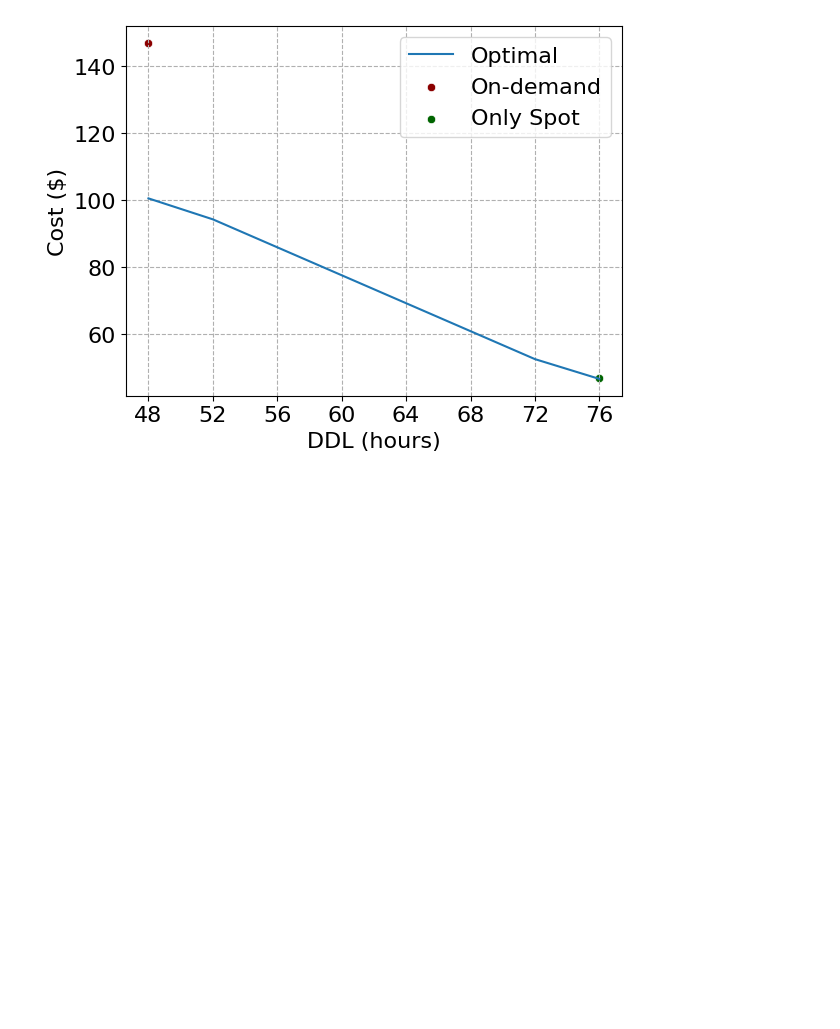
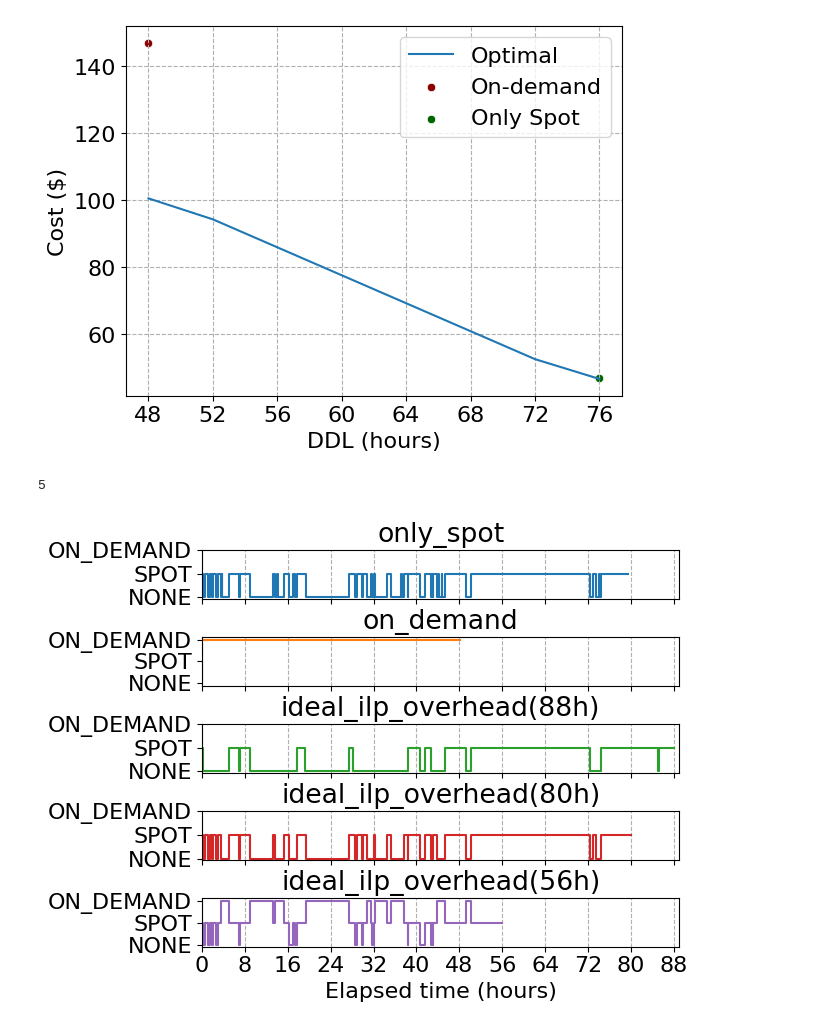
Before and after one commit to Michaelvll/skypilot-spot-strategy, a Jupyter notebook: scripts/plot.ipynb, the cells around one changed output. Cells and saved outputs as stored; diff of their text form; code cells hidden in the pictures; blank space fills up the shorter version.

```diff
--- a/scripts/plot.ipynb
+++ b/scripts/plot.ipynb
@@ -58,7 +58,7 @@ def filter_runs(tags, ddls, strategies, task_durations=[20], trace_names=['1.jso
 # %%
 run_dfs = filter_runs(TAGS, DDLS, STRATEGIES)
 # %%
-LINE_STYLES = ['-', '--', ':', '-.', ':']
+LINE_STYLES = ['--', ':', '-.', ':']
 cmap = plt.get_cmap("tab10")
 def plot_y(run_dfs, y_name='ClusterType', is_step_plot=True, separate_ax=False):
     if separate_ax:
@@ -349,3 +352,32 @@ sns.scatterplot(x=[spot_time], y=[spot_cost], ax=ax, label='Only Spot', color='d
 ax.grid(True, linestyle='--')
 # %% [output]
 [figure]
+# %%
+TAGS = ['ilp-overhead=0.1']
+NOT_TAGS = ['hidden']
+DDLS = [56, 80, 88] + [1000]
+STRATEGIES = ['only_spot', 'on_demand', 'ideal_ilp_overhead']
+run_dfs = filter_runs(TAGS, DDLS, STRATEGIES, task_durations=[48], trace_names=['us-west-2a_v100_1'])
+print(len(run_dfs))
+run_dfs = sorted(run_dfs, key=lambda x: STRATEGIES.index(x[0].config['strategy_metadata']['name']))
+# %% [output]
+5
+# %%
+end = 89
+tick_range = list(range(0, end, 8))
+fig, ax = plot_y(run_dfs, y_name='ClusterType', separate_ax=True, show_detailed_config=False, show_ddl=True)
+for x in ax:
+    x.set_yticks([1, 2, 3])
+    x.set_yticklabels([ClusterType(i).name for i in [1, 2, 3]])
+    x.set_ylabel('')
+    #  ax.set_title(f'')
+    x.set_xlim((0, end))
+    x.set_xticks(tick_range)
+    x.grid(True, which='major', axis='x', linestyle='--')
+    x.set_xticklabels([''] * len(tick_range))
+    x.set_xlabel('')
+ax[-1].set_xlabel('Elapsed time (hours)')
+ax[-1].set_xticklabels(tick_range)
+fig.tight_layout(pad=0)
+# %% [output]
+[figure, added]
```
Also changed, not shown: parts of 6 cells of this notebook, 1 other file.
